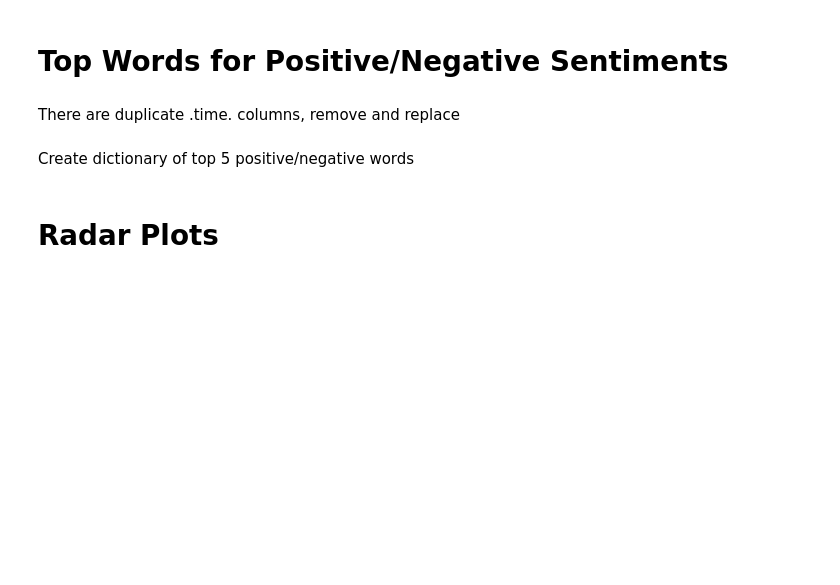
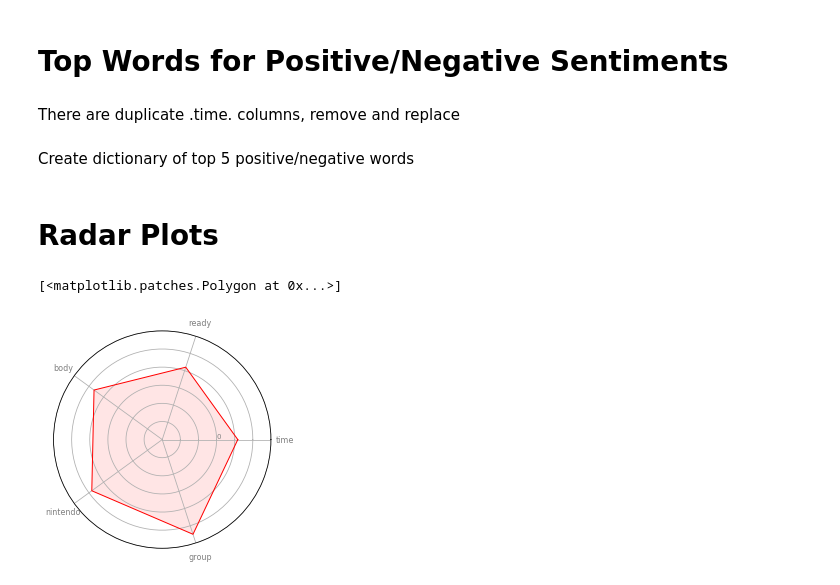
Before and after one commit to Laura-ShummonMaass/Nintendo_E3_Sentiment_Analysis, a Jupyter notebook: Cleaned_Notebook.ipynb, the cells around one changed output. Drawn from its saved outputs; the diff is of its cells as text; code cells hidden in the pictures; blank space fills up the shorter version.

```diff
--- a/Cleaned_Notebook.ipynb
+++ b/Cleaned_Notebook.ipynb
@@ -77,3 +80,5 @@ add_time_to_df(df)
+# %%
+df = add_time_to_df(df)
 # %% [markdown]
 List of every unique second in the data
 # %%
@@ -193,3 +198,6 @@ words_df = words_df(df)
 # Top Words for Positive/Negative Sentiments
 # %% [markdown]
 There are duplicate .time. columns, remove and replace
+# %%
+words_df = drop_time_from_df(words_df)
+words_df = add_time_to_df(words_df)
@@ -196,6 +214,6 @@ There are duplicate .time. columns, remove and replace
 # %%
-words_df = words_df.drop('.time.', axis=1)
-words_df['.time.'] = words_df['timestamp_ms'].apply(lambda x: time.strftime('%H:%M:%S', time.gmtime(int(x)/1000)))
+# words_df = words_df.drop('.time.', axis=1)
+# words_df['.time.'] = words_df['timestamp_ms'].apply(lambda x: time.strftime('%H:%M:%S', time.gmtime(int(x)/1000)))
 # %% [markdown]
 Create dictionary of top 5 positive/negative words
 # %%
@@ -321,0 +337,6 @@ radar_plot_creator()
+# %%
+radar_plot_creator(words_df, 'top')
+#words_df, 'top' 5 or 'bottom' 5, second grouping type in seconds
+# %% [output]
+[<matplotlib.patches.Polygon at 0x...>]
+[figure, added]
```
Also changed, not shown: parts of 17 cells of this notebook, 1 other file.
